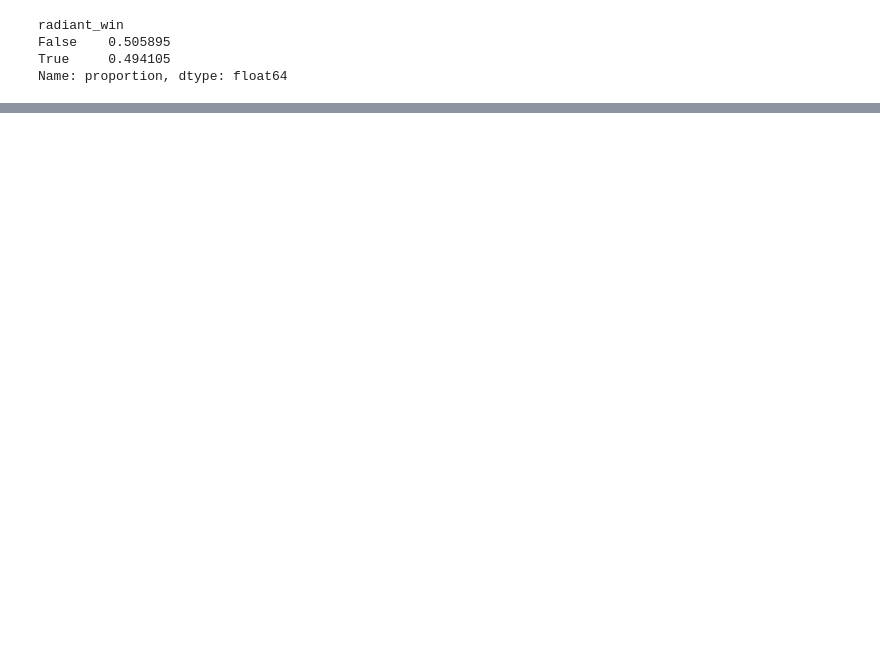
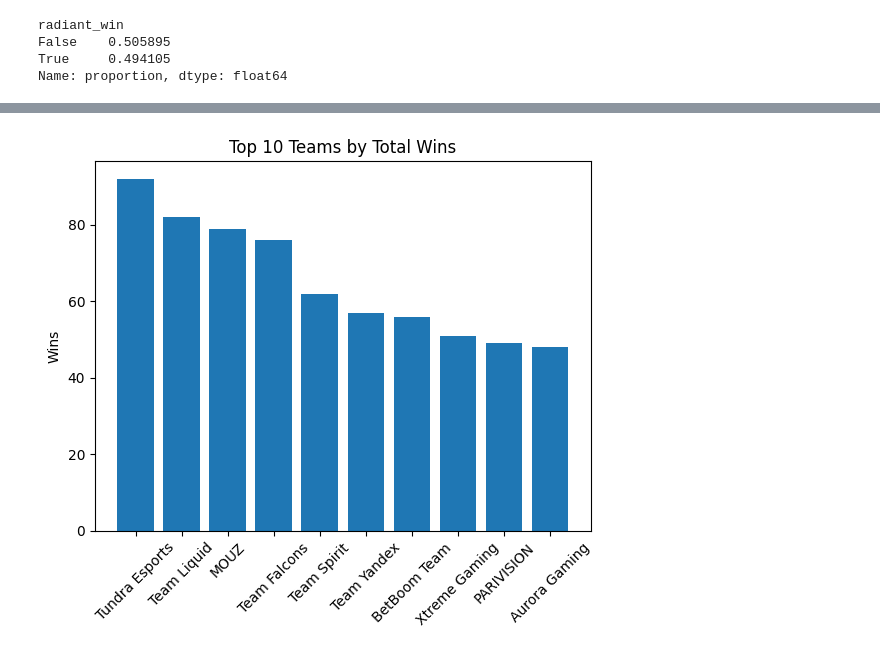
Before and after one commit to chokiarmando-lab/dota2-team-performance-analysis, a Jupyter notebook: notebooks/03-eda.ipynb, the cells around one changed output, grey strips where cells are left out. Drawn from its saved outputs; the diff is of its cells as text; code cells hidden in the pictures; blank space fills up the shorter version.

```diff
--- a/notebooks/03-eda.ipynb
+++ b/notebooks/03-eda.ipynb
@@ -102,0 +241,30 @@ plt.show()
+# %%
+wins_only = teams_result[teams_result["win"] == True]
+lose_only = teams_result[teams_result["win"] == False]
+win_duration = wins_only.groupby("team_name")["duration"].mean().reset_index()
+lose_duration = lose_only.groupby("team_name")["duration"].mean().reset_index()
+win_duration.columns = ["team_name", "avg_win_duration"]
+lose_duration.columns = ["team_name", "avg_lose_duration"]
+win_kills = teams_result[teams_result["win"] == True]
+lose_kills = teams_result[teams_result["win"] == False]
+total_win_kills = win_kills.groupby("team_name")["total_kills"].mean().reset_index()
+total_lose_kills = lose_kills.groupby("team_name")["total_kills"].mean().reset_index()
+total_win_kills.columns = ["team_name", "avg_kills_win"]
+total_lose_kills.columns = ["team_name", "avg_kills_lose"]
+
+team_stats = teams_result[~teams_result["team_name"].isin(["Team Somnus", "Team Quinn"])]
+team_stats = team_stats.groupby("team_name").agg(
+    total_wins=("win", "sum"),
+    total_matches=("win", "count"),
+    avg_duration=("duration", "mean"),
+    avg_kills=("total_kills", "mean")
+).reset_index()
+
+
+team_stats = team_stats.merge(win_duration, on="team_name", how="left")
+team_stats = team_stats.merge(lose_duration, on="team_name", how="left")
+team_stats = team_stats.merge(total_win_kills, on="team_name", how="left")
+team_stats = team_stats.merge(total_lose_kills, on="team_name", how="left")
+
+team_stats["winrate"] = team_stats["total_wins"] / team_stats["total_matches"]
+team_stats.sort_values("winrate", ascending=False).head(15)
@@ -102,0 +288,10 @@ plt.show()
+# %%
+top = team_stats.sort_values("total_wins", ascending=False).head(10)
+
+plt.bar(top["team_name"], top["total_wins"])
+plt.xticks(rotation=45)
+plt.title("Top 10 Teams by Total Wins")
+plt.ylabel("Wins")
+plt.show()
+# %% [output]
+[figure, added]
```
Also changed, not shown: parts of 14 cells of this notebook, 2 other files.
